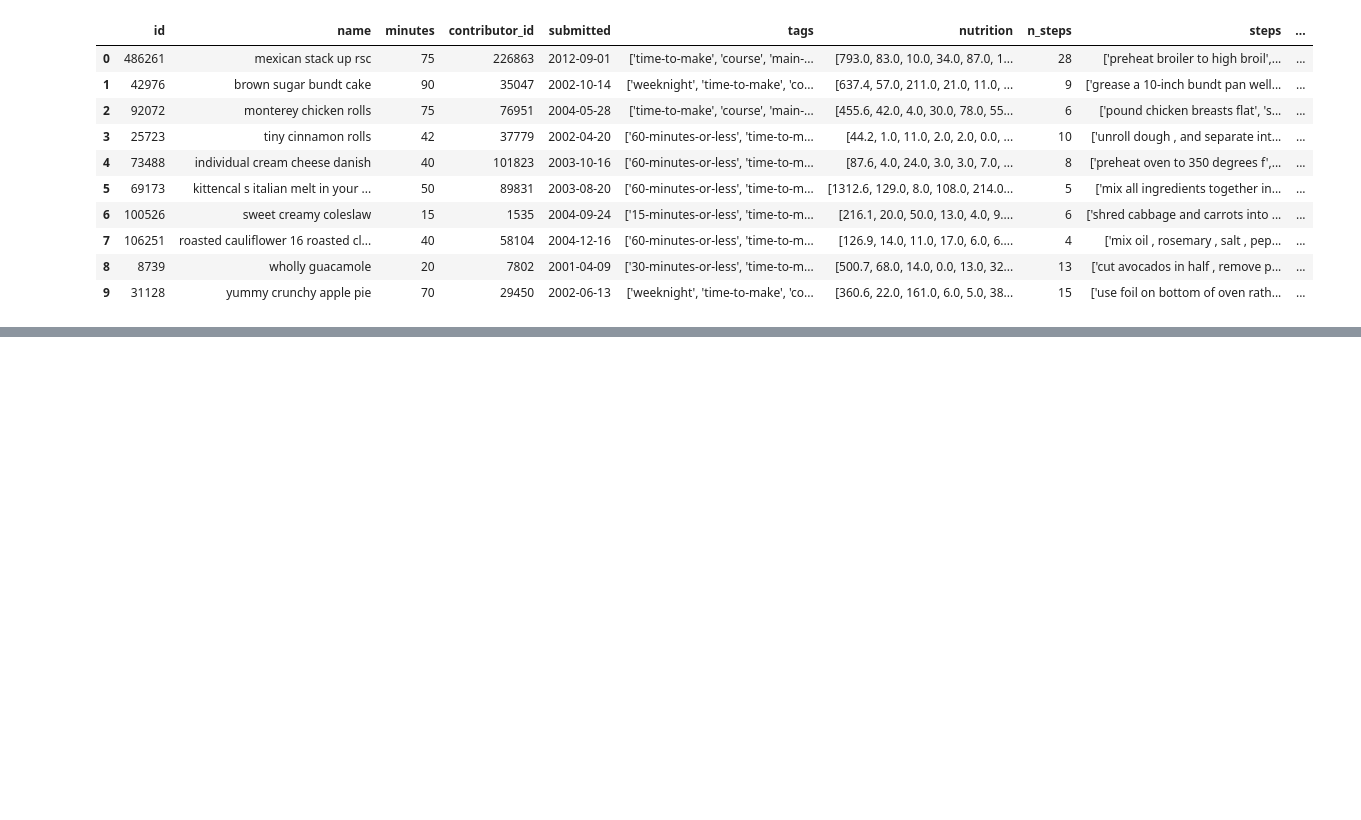
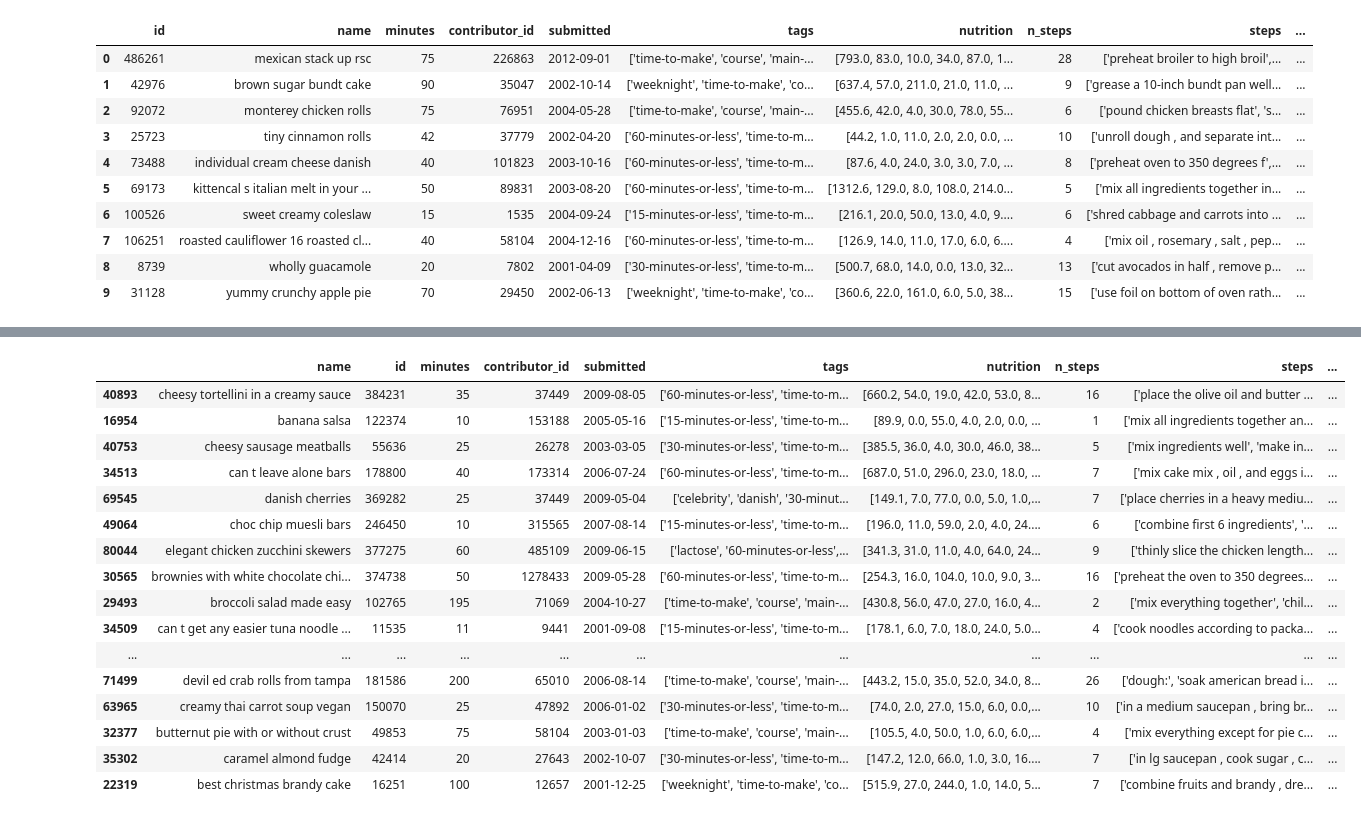
Before and after one commit to davidsnahm/recipe-recommender, a Jupyter notebook: recommender.ipynb, the cells around one changed output, grey strips where cells are left out. Cells and saved outputs as stored; diff of their text form; code cells hidden in the pictures; blank space fills up the shorter version.

```diff
--- a/recommender.ipynb
+++ b/recommender.ipynb
@@ -166,0 +163,3 @@ max(recipes.id)
+# %%
+from models import ContentBasedModel
+model = ContentBasedModel.ContentBasedModel(recipes, interactions_raw)
@@ -166,0 +182,20 @@ max(recipes.id)
+# %%
+recipes.iloc[list(model._get_user_reviews(38094))]
+# %% [output]
+|  | name | id | minutes | contributor_id | submitted | tags | nutrition | n_steps | steps | ... |
+| 40893 | cheesy tortellini in a creamy sauce | 384231 | 35 | 37449 | 2009-08-05 | ['60-minutes-or-less', 'time-to-m... | [660.2, 54.0, 19.0, 42.0, 53.0, 8... | 16 | ['place the olive oil and butter ... | ... |
+| 16954 | banana salsa | 122374 | 10 | 153188 | 2005-05-16 | ['15-minutes-or-less', 'time-to-m... | [89.9, 0.0, 55.0, 4.0, 2.0, 0.0, ... | 1 | ['mix all ingredients together an... | ... |
+| 40753 | cheesy sausage meatballs | 55636 | 25 | 26278 | 2003-03-05 | ['30-minutes-or-less', 'time-to-m... | [385.5, 36.0, 4.0, 30.0, 46.0, 38... | 5 | ['mix ingredients well', 'make in... | ... |
+| 34513 | can t leave alone bars | 178800 | 40 | 173314 | 2006-07-24 | ['60-minutes-or-less', 'time-to-m... | [687.0, 51.0, 296.0, 23.0, 18.0, ... | 7 | ['mix cake mix , oil , and eggs i... | ... |
+| 69545 | danish cherries | 369282 | 25 | 37449 | 2009-05-04 | ['celebrity', 'danish', '30-minut... | [149.1, 7.0, 77.0, 0.0, 5.0, 1.0,... | 7 | ['place cherries in a heavy mediu... | ... |
+| 49064 | choc chip muesli bars | 246450 | 10 | 315565 | 2007-08-14 | ['15-minutes-or-less', 'time-to-m... | [196.0, 11.0, 59.0, 2.0, 4.0, 24.... | 6 | ['combine first 6 ingredients', '... | ... |
+| 80044 | elegant chicken zucchini skewers | 377275 | 60 | 485109 | 2009-06-15 | ['lactose', '60-minutes-or-less',... | [341.3, 31.0, 11.0, 4.0, 64.0, 24... | 9 | ['thinly slice the chicken length... | ... |
+| 30565 | brownies with white chocolate chi... | 374738 | 50 | 1278433 | 2009-05-28 | ['60-minutes-or-less', 'time-to-m... | [254.3, 16.0, 104.0, 10.0, 9.0, 3... | 16 | ['preheat the oven to 350 degrees... | ... |
+| 29493 | broccoli salad made easy | 102765 | 195 | 71069 | 2004-10-27 | ['time-to-make', 'course', 'main-... | [430.8, 56.0, 47.0, 27.0, 16.0, 4... | 2 | ['mix everything together', 'chil... | ... |
+| 34509 | can t get any easier tuna noodle ... | 11535 | 11 | 9441 | 2001-09-08 | ['15-minutes-or-less', 'time-to-m... | [178.1, 6.0, 7.0, 18.0, 24.0, 5.0... | 4 | ['cook noodles according to packa... | ... |
+| ... | ... | ... | ... | ... | ... | ... | ... | ... | ... | ... |
+| 71499 | devil ed crab rolls from tampa | 181586 | 200 | 65010 | 2006-08-14 | ['time-to-make', 'course', 'main-... | [443.2, 15.0, 35.0, 52.0, 34.0, 8... | 26 | ['dough:', 'soak american bread i... | ... |
+| 63965 | creamy thai carrot soup vegan | 150070 | 25 | 47892 | 2006-01-02 | ['30-minutes-or-less', 'time-to-m... | [74.0, 2.0, 27.0, 15.0, 6.0, 0.0,... | 10 | ['in a medium saucepan , bring br... | ... |
+| 32377 | butternut pie with or without crust | 49853 | 75 | 58104 | 2003-01-03 | ['time-to-make', 'course', 'main-... | [105.5, 4.0, 50.0, 1.0, 6.0, 6.0,... | 4 | ['mix everything except for pie c... | ... |
+| 35302 | caramel almond fudge | 42414 | 20 | 27643 | 2002-10-07 | ['30-minutes-or-less', 'time-to-m... | [147.2, 12.0, 66.0, 1.0, 3.0, 16.... | 7 | ['in lg saucepan , cook sugar , c... | ... |
+| 22319 | best christmas brandy cake | 16251 | 100 | 12657 | 2001-12-25 | ['weeknight', 'time-to-make', 'co... | [515.9, 27.0, 244.0, 1.0, 14.0, 5... | 7 | ['combine fruits and brandy , dre... | ... |
```
Also changed, not shown: parts of 17 cells of this notebook, 2 other files.
